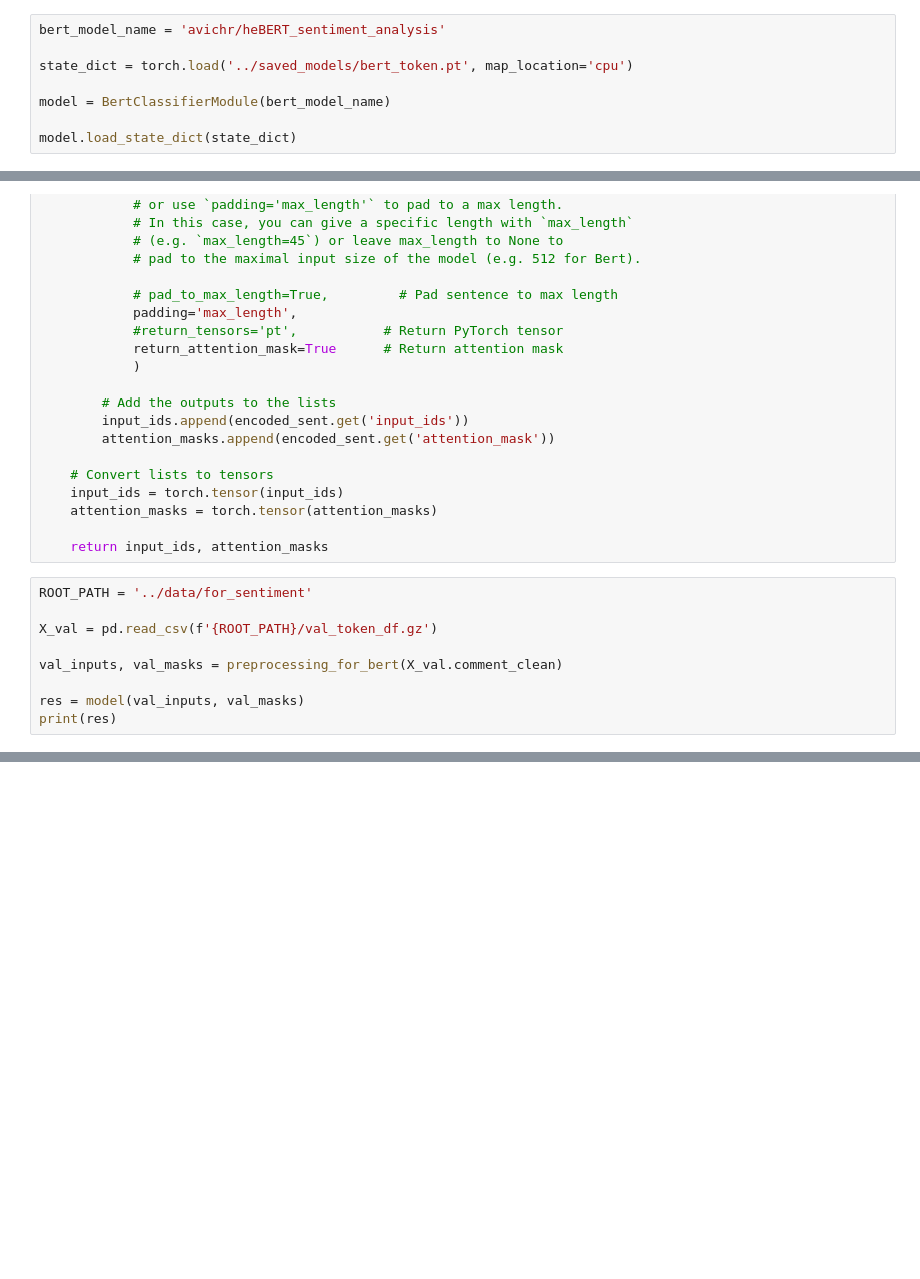
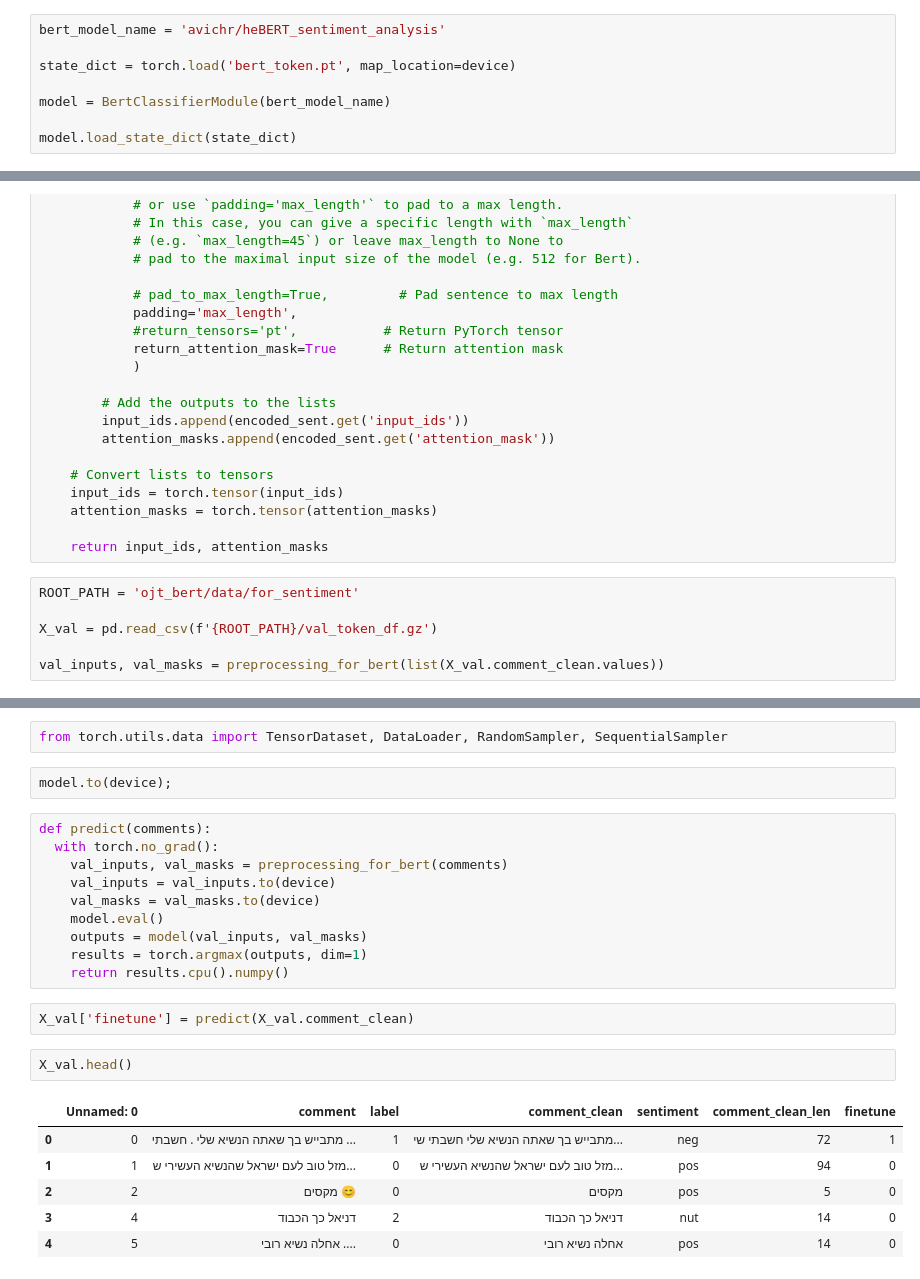
Before and after one commit to wzwzeyal/ojt_bert, a Jupyter notebook: notebooks_exploration/estimate_sentiment_model.ipynb, the cells around one changed output, grey strips where cells are left out. Cells and saved outputs as stored; diff of their text form; blank space fills up the shorter version.

```diff
--- a/notebooks_exploration/estimate_sentiment_model.ipynb
+++ b/notebooks_exploration/estimate_sentiment_model.ipynb
@@ -9,7 +30,7 @@ import pandas as pd
 # %%
 bert_model_name = 'avichr/heBERT_sentiment_analysis'
 
-state_dict = torch.load('../saved_models/bert_token.pt', map_location='cpu')
+state_dict = torch.load('bert_token.pt', map_location=device)
 
 model = BertClassifierModule(bert_model_name)
 
@@ -73,11 +92,8 @@ def preprocessing_for_bert(data):
 
     return input_ids, attention_masks
 # %%
-ROOT_PATH = '../data/for_sentiment'
+ROOT_PATH = 'ojt_bert/data/for_sentiment'
 
 X_val = pd.read_csv(f'{ROOT_PATH}/val_token_df.gz')
 
-val_inputs, val_masks = preprocessing_for_bert(X_val.comment_clean)
-
-res = model(val_inputs, val_masks)
-print(res)
+val_inputs, val_masks = preprocessing_for_bert(list(X_val.comment_clean.values))
@@ -83,0 +108,25 @@ print(res)
+# %%
+from torch.utils.data import TensorDataset, DataLoader, RandomSampler, SequentialSampler
+# %%
+model.to(device);
+# %%
+def predict(comments):
+  with torch.no_grad():
+    val_inputs, val_masks = preprocessing_for_bert(comments)
+    val_inputs = val_inputs.to(device)
+    val_masks = val_masks.to(device)
+    model.eval()
+    outputs = model(val_inputs, val_masks)
+    results = torch.argmax(outputs, dim=1)
+    return results.cpu().numpy()
+# %%
+X_val['finetune'] = predict(X_val.comment_clean)
+# %%
+X_val.head()
+# %% [output]
+|  | Unnamed: 0 | comment | label | comment_clean | sentiment | comment_clean_len | finetune |
+| 0 | 0 | מתבייש בך שאתה הנשיא שלי . חשבתי ... | 1 | מתבייש בך שאתה הנשיא שלי חשבתי שי... | neg | 72 | 1 |
+| 1 | 1 | מזל טוב לעם ישראל שהנשיא העשירי ש... | 0 | מזל טוב לעם ישראל שהנשיא העשירי ש... | pos | 94 | 0 |
+| 2 | 2 | מקסים 😊 | 0 | מקסים | pos | 5 | 0 |
+| 3 | 4 | דניאל כך הכבוד | 2 | דניאל כך הכבוד | nut | 14 | 0 |
+| 4 | 5 | אחלה נשיא רובי .... | 0 | אחלה נשיא רובי | pos | 14 | 0 |
```
Also changed, not shown: parts of 15 cells of this notebook.
